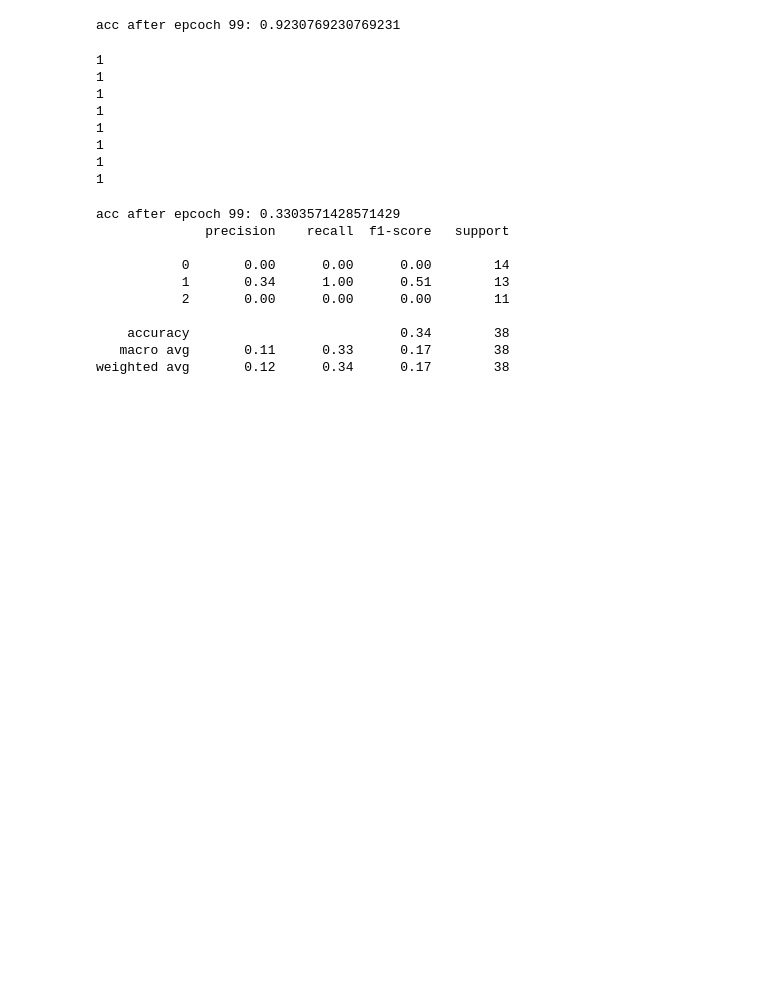
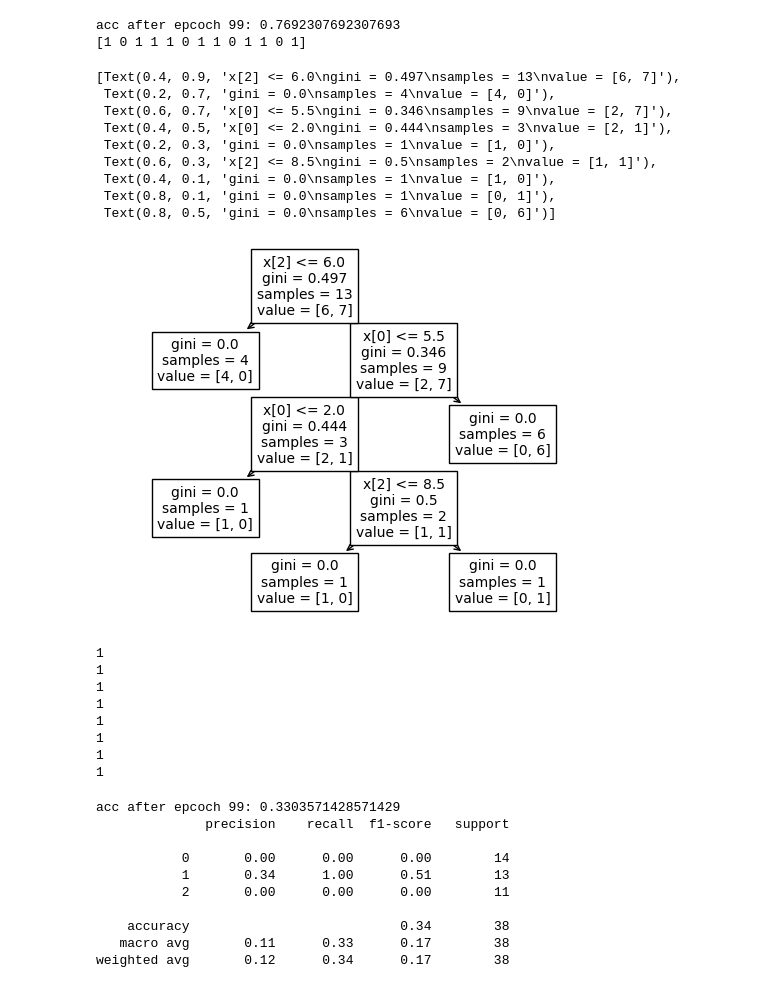
Before and after one commit to Ercampa2/AulasAprendizadoMaquina, a Jupyter notebook: redesNeurais.ipynb, the cells around one changed output. Cells and saved outputs as stored; diff of their text form; code cells hidden in the pictures; blank space fills up the shorter version.

```diff
--- a/redesNeurais.ipynb
+++ b/redesNeurais.ipynb
@@ -86,8 +99,29 @@ Y = np.array([1,
 W,B = fit(X, Y,
           learning_rate=0.001,
           epochs=100)
+
+List = predict(X,W,B)
+print(List)
 # %% [output]
-acc after epcoch 99: 0.9230769230769231
+acc after epcoch 99: 0.7692307692307693
+[1 0 1 1 1 0 1 1 0 1 1 0 1]
+# %%
+model2 = DecisionTreeClassifier()
+
+#print(model2.predict(X))
+#print(accuracy_score(model2.predict(X), Y))
+tree.plot_tree(model2.fit(X, Y))
+# %% [output]
+[Text(0.4, 0.9, 'x[2] <= 6.0\ngini = 0.497\nsamples = 13\nvalue = [6, 7]'),
+ Text(0.2, 0.7, 'gini = 0.0\nsamples = 4\nvalue = [4, 0]'),
+ Text(0.6, 0.7, 'x[0] <= 5.5\ngini = 0.346\nsamples = 9\nvalue = [2, 7]'),
+ Text(0.4, 0.5, 'x[0] <= 2.0\ngini = 0.444\nsamples = 3\nvalue = [2, 1]'),
+ Text(0.2, 0.3, 'gini = 0.0\nsamples = 1\nvalue = [1, 0]'),
+ Text(0.6, 0.3, 'x[2] <= 8.5\ngini = 0.5\nsamples = 2\nvalue = [1, 1]'),
+ Text(0.4, 0.1, 'gini = 0.0\nsamples = 1\nvalue = [1, 0]'),
+ Text(0.8, 0.1, 'gini = 0.0\nsamples = 1\nvalue = [0, 1]'),
+ Text(0.8, 0.5, 'gini = 0.0\nsamples = 6\nvalue = [0, 6]')]
+[figure, added]
 # %%
 pred = predict([10,8,9],W,B) # 27
 print(pred)
```
Also changed, not shown: parts of 5 cells of this notebook.
